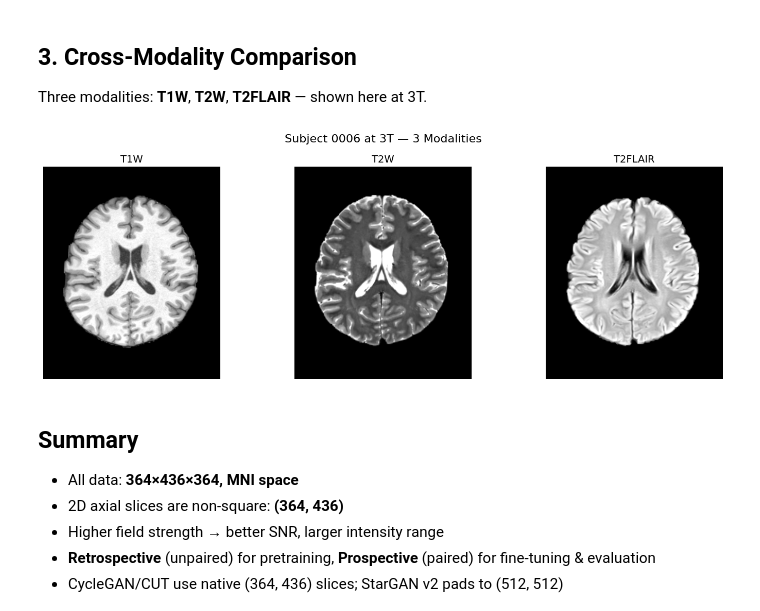
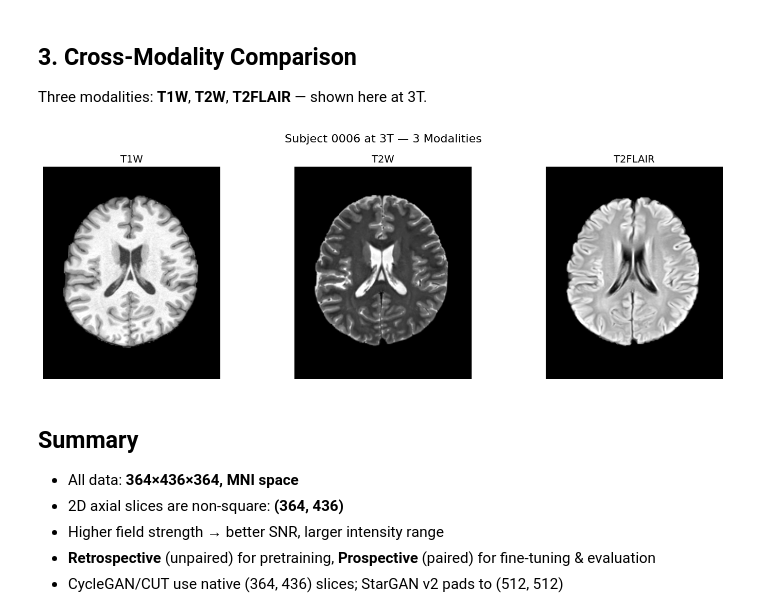
Before and after one commit to MRIxFields/MRIxFields2026, a Jupyter notebook: Tutorial/01_data_exploration.ipynb, the cells around one changed output. Drawn from its saved outputs; the diff is of its cells as text; code cells hidden in the pictures.

```diff
--- a/Tutorial/01_data_exploration.ipynb
+++ b/Tutorial/01_data_exploration.ipynb
@@ -79,14 +79,14 @@ Training_retrospective/
 The **prospective** splits contain travelling volunteers scanned at all 5 field strengths.
 Below we compare subject 0006 (T1W) across 0.1T → 7T.
 # %%
+# vmax = 99.5th percentile per slice: suppresses the top 0.5% bright outliers so mid-tone contrast isn't washed out.
 fig, axes = plt.subplots(1, 5, figsize=(20, 4))
 
 for i, field in enumerate(FIELD_STRENGTHS):
     path = DATA_DIR / 'Training_prospective' / 'T1W' / field / f'P_T1W_{field}_0006.nii.gz'
     vol = nib.load(path).get_fdata()
     mid = vol[:, :, vol.shape[2] // 2]
-    vmax = np.percentile(vol, 99.5)
-    axes[i].imshow(mid.T, cmap='gray', origin='lower', vmin=0, vmax=vmax)
+    axes[i].imshow(mid.T, cmap='gray', origin='lower', vmin=0, vmax=np.percentile(mid, 99.5))
     axes[i].set_title(field, fontsize=14)
     axes[i].axis('off')
 
@@ -100,22 +100,22 @@ plt.show()
 
 Three modalities: **T1W**, **T2W**, **T2FLAIR** — shown here at 3T.
 # %%
+# vmax = 99.5th percentile per slice: suppresses the top 0.5% bright outliers so mid-tone contrast isn't washed out.
 fig, axes = plt.subplots(1, 3, figsize=(15, 5))
 
 for i, mod in enumerate(MODALITIES):
     path = DATA_DIR / 'Training_prospective' / mod / '3T' / f'P_{mod}_3T_0006.nii.gz'
     vol = nib.load(path).get_fdata()
     mid = vol[:, :, vol.shape[2] // 2]
-    vmax = np.percentile(vol, 99.5)
-    axes[i].imshow(mid.T, cmap='gray', origin='lower', vmin=0, vmax=vmax)
+    axes[i].imshow(mid.T, cmap='gray', origin='lower', vmin=0, vmax=np.percentile(mid, 99.5))
     axes[i].set_title(mod, fontsize=14)
     axes[i].axis('off')
 
 fig.suptitle('Subject 0006 at 3T — 3 Modalities', fontsize=16)
 plt.tight_layout()
 plt.show()
 # %% [output]
-[figure, old version]
+[figure, new version]
 # %% [markdown]
 ## Summary
 
```
Also changed, not shown: parts of 1 cell of this notebook, 12 other files.
